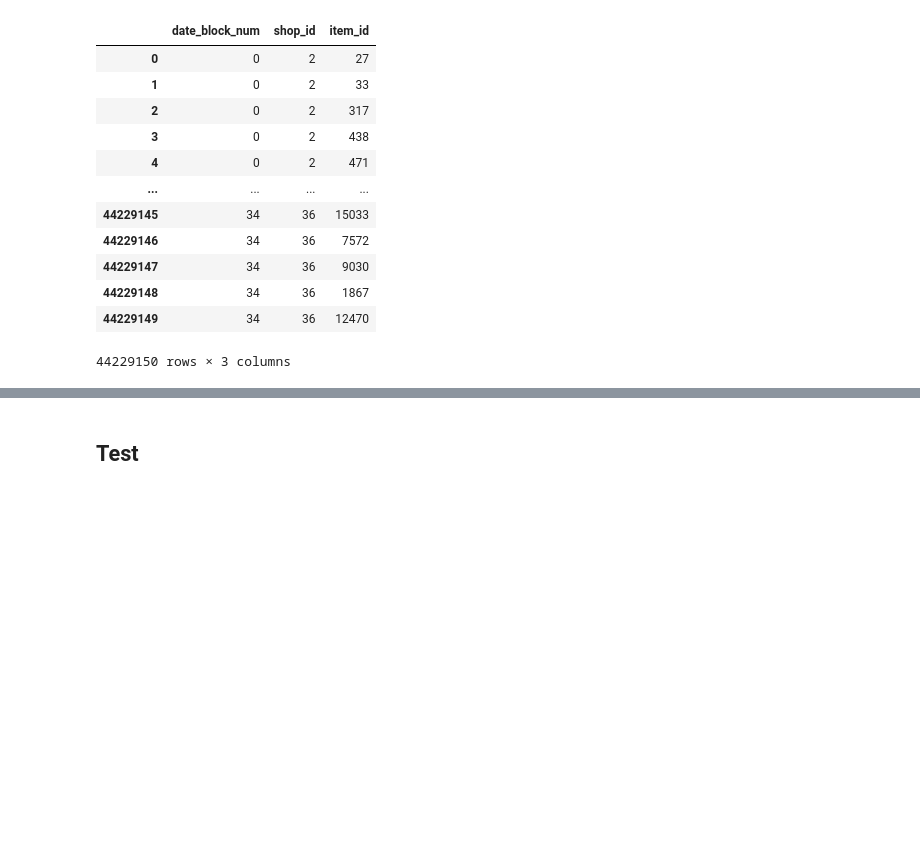
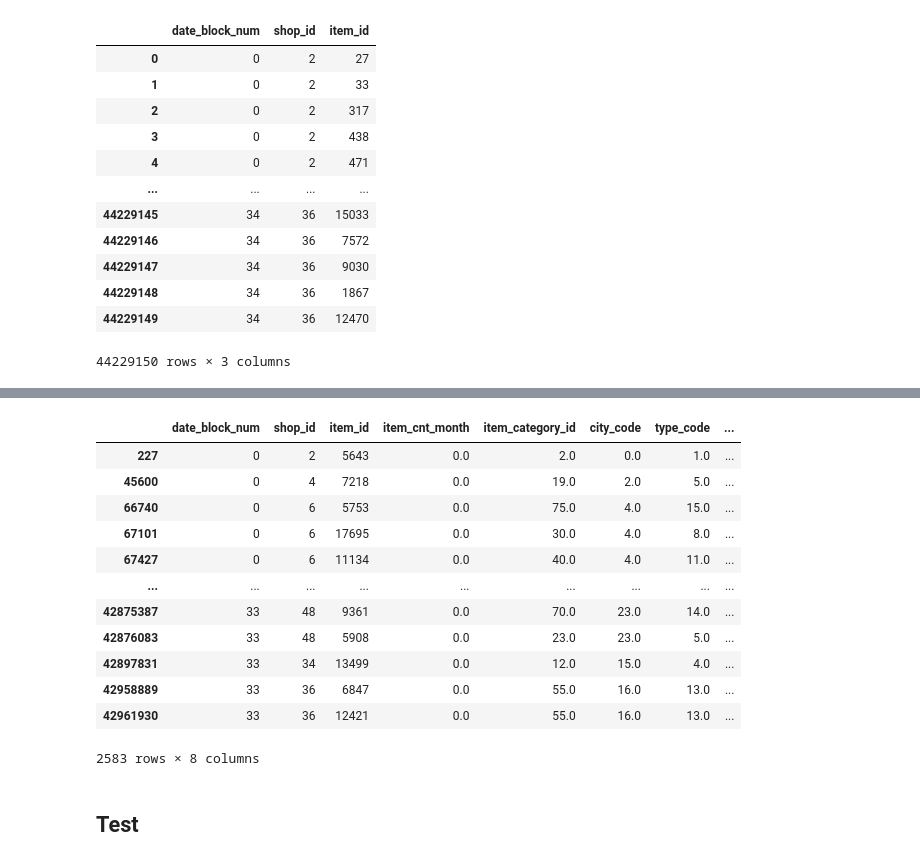
Before and after one commit to kooooyooooo/RussiaShakyo, a Jupyter notebook: 003shakyo_3.ipynb, the cells around one changed output, grey strips where cells are left out. Saved outputs shown, nothing was run; the diff lists cells and outputs as text; code cells hidden in the pictures; blank space fills up the shorter version.

```diff
--- a/shakyo_3.ipynb
+++ b/003shakyo_3.ipynb
@@ -122,0 +149,16 @@ train_monthly
+# %%
+train_monthly[train_monthly.item_cnt_month == 0]
+# %% [output]
+|  | date_block_num | shop_id | item_id | item_cnt_month | item_category_id | city_code | type_code | ... |
+| 227 | 0 | 2 | 5643 | 0.0 | 2.0 | 0.0 | 1.0 | ... |
+| 45600 | 0 | 4 | 7218 | 0.0 | 19.0 | 2.0 | 5.0 | ... |
+| 66740 | 0 | 6 | 5753 | 0.0 | 75.0 | 4.0 | 15.0 | ... |
+| 67101 | 0 | 6 | 17695 | 0.0 | 30.0 | 4.0 | 8.0 | ... |
+| 67427 | 0 | 6 | 11134 | 0.0 | 40.0 | 4.0 | 11.0 | ... |
+| ... | ... | ... | ... | ... | ... | ... | ... | ... |
+| 42875387 | 33 | 48 | 9361 | 0.0 | 70.0 | 23.0 | 14.0 | ... |
+| 42876083 | 33 | 48 | 5908 | 0.0 | 23.0 | 23.0 | 5.0 | ... |
+| 42897831 | 33 | 34 | 13499 | 0.0 | 12.0 | 15.0 | 4.0 | ... |
+| 42958889 | 33 | 36 | 6847 | 0.0 | 55.0 | 16.0 | 13.0 | ... |
+| 42961930 | 33 | 36 | 12421 | 0.0 | 55.0 | 16.0 | 13.0 | ... |
+2583 rows × 8 columns
```
Also changed, not shown: parts of 12 cells of this notebook, 3 other files.
